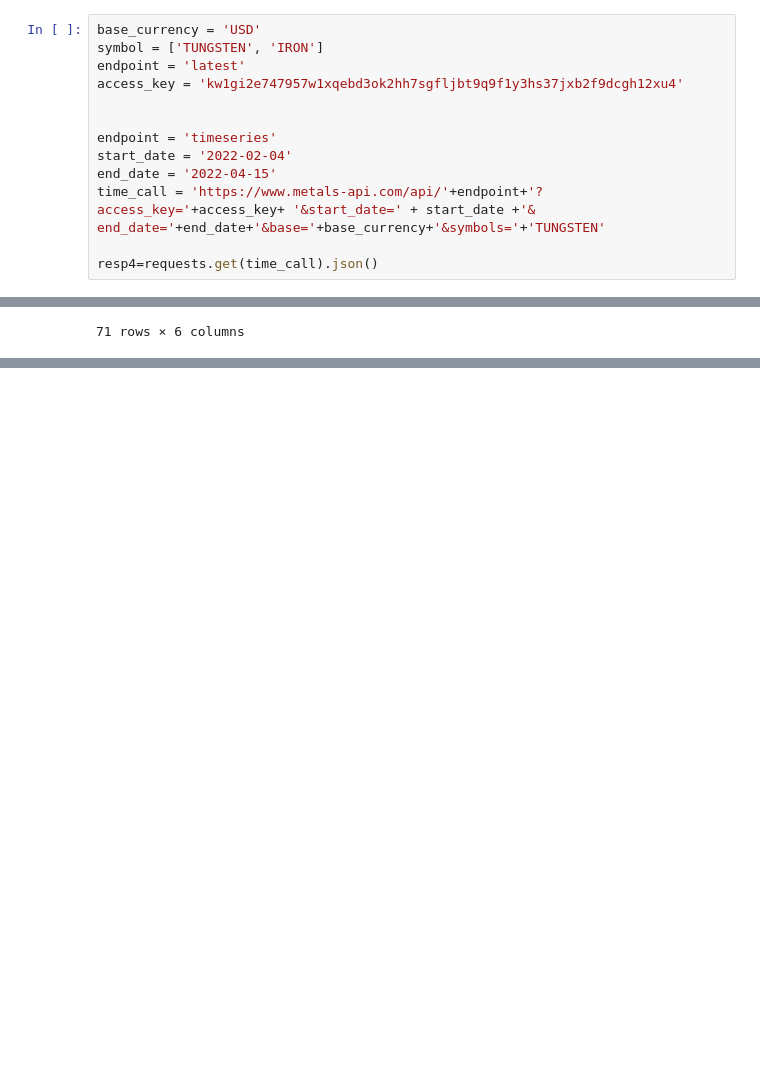
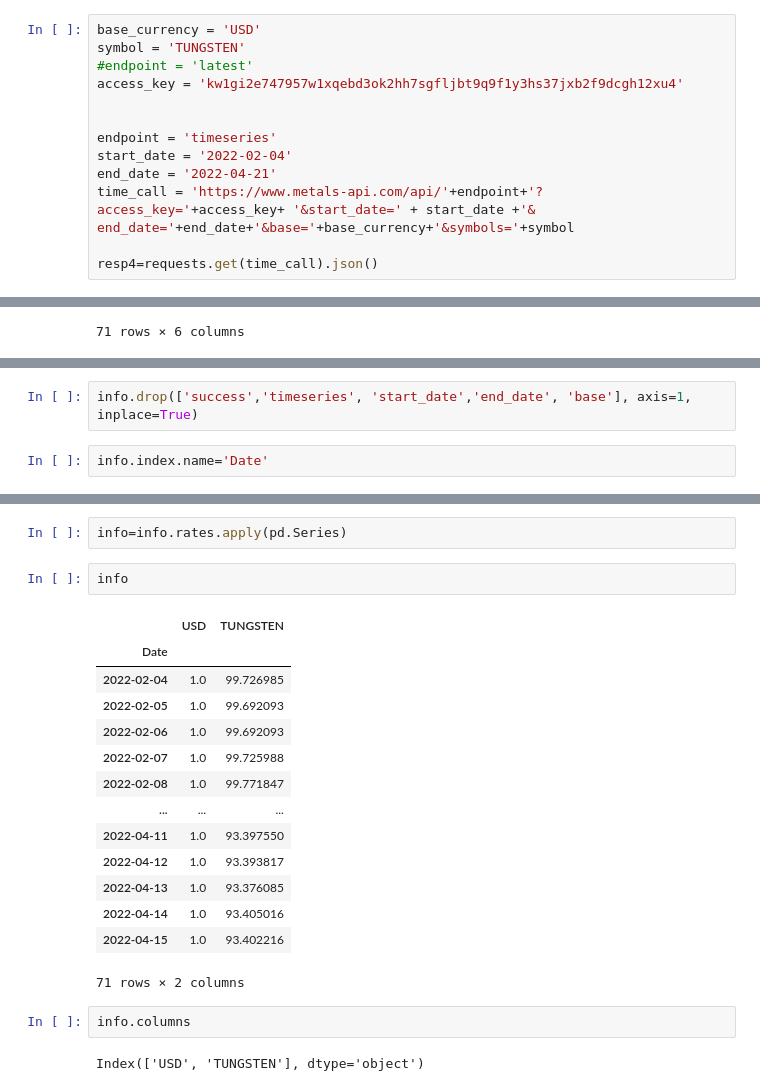
Before and after one commit to DiegoMerello/Final-Project-Ironhack, a Jupyter notebook: API request.ipynb, the cells around one changed output, grey strips where cells are left out. Drawn from its saved outputs; the diff is of its cells as text; blank space fills up the shorter version.

```diff
--- a/API request.ipynb
+++ b/API request.ipynb
@@ -45,15 +35,15 @@ if resp3.status_code != 200:
 {'success': True, 'timestamp': 1649788080, 'date': '2022-04-12', 'base': 'USD', 'rates': {'USD': 1, 'XCU': 3.4021553831438}, 'unit': 'per ounce'}
 # %%
 base_currency = 'USD'
-symbol = ['TUNGSTEN', 'IRON']
-endpoint = 'latest'
+symbol = 'TUNGSTEN'
+#endpoint = 'latest'
 access_key = 'kw1gi2e747957w1xqebd3ok2hh7sgfljbt9q9f1y3hs37jxb2f9dcgh12xu4'
 
 
 endpoint = 'timeseries'
 start_date = '2022-02-04'
-end_date = '2022-04-15'
-time_call = 'https://www.metals-api.com/api/'+endpoint+'?access_key='+access_key+ '&start_date=' + start_date +'& end_date='+end_date+'&base='+base_currency+'&symbols='+'TUNGSTEN'
+end_date = '2022-04-21'
+time_call = 'https://www.metals-api.com/api/'+endpoint+'?access_key='+access_key+ '&start_date=' + start_date +'& end_date='+end_date+'&base='+base_currency+'&symbols='+symbol
 
 resp4=requests.get(time_call).json()
 # %% [output]
@@ -106,0 +101,4 @@ dict
+# %%
+info.drop(['success','timeseries', 'start_date','end_date', 'base'], axis=1, inplace=True)
+# %%
+info.index.name='Date'
@@ -106,0 +122,23 @@ dict
+# %%
+info=info.rates.apply(pd.Series)
+# %%
+info
+# %% [output]
+|  | USD | TUNGSTEN |
+| Date |  |  |
+| 2022-02-04 | 1.0 | 99.726985 |
+| 2022-02-05 | 1.0 | 99.692093 |
+| 2022-02-06 | 1.0 | 99.692093 |
+| 2022-02-07 | 1.0 | 99.725988 |
+| 2022-02-08 | 1.0 | 99.771847 |
+| ... | ... | ... |
+| 2022-04-11 | 1.0 | 93.397550 |
+| 2022-04-12 | 1.0 | 93.393817 |
+| 2022-04-13 | 1.0 | 93.376085 |
+| 2022-04-14 | 1.0 | 93.405016 |
+| 2022-04-15 | 1.0 | 93.402216 |
+71 rows × 2 columns
+# %%
+info.columns
+# %% [output]
+Index(['USD', 'TUNGSTEN'], dtype='object')
```
Also changed, not shown: parts of 21 cells of this notebook.
